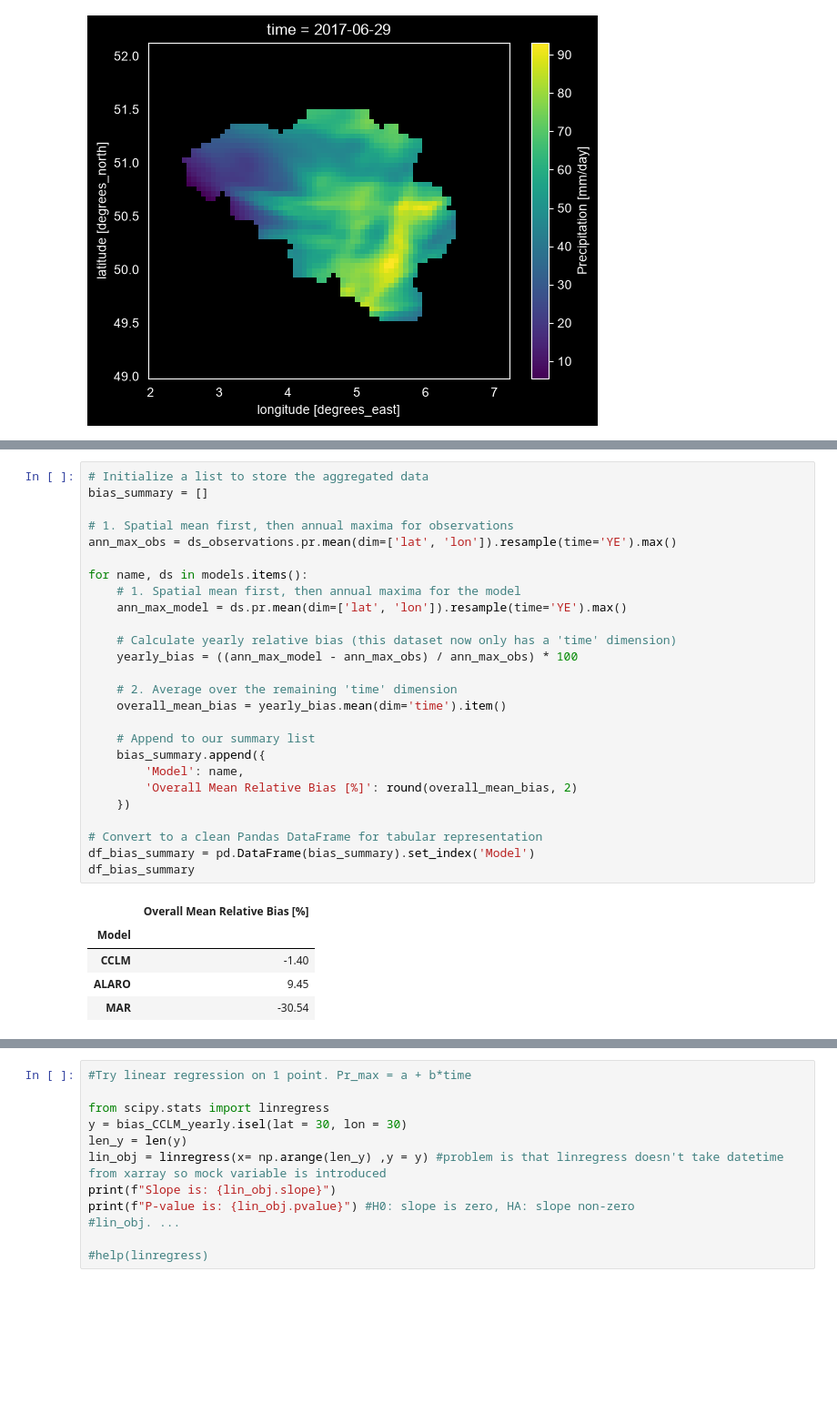
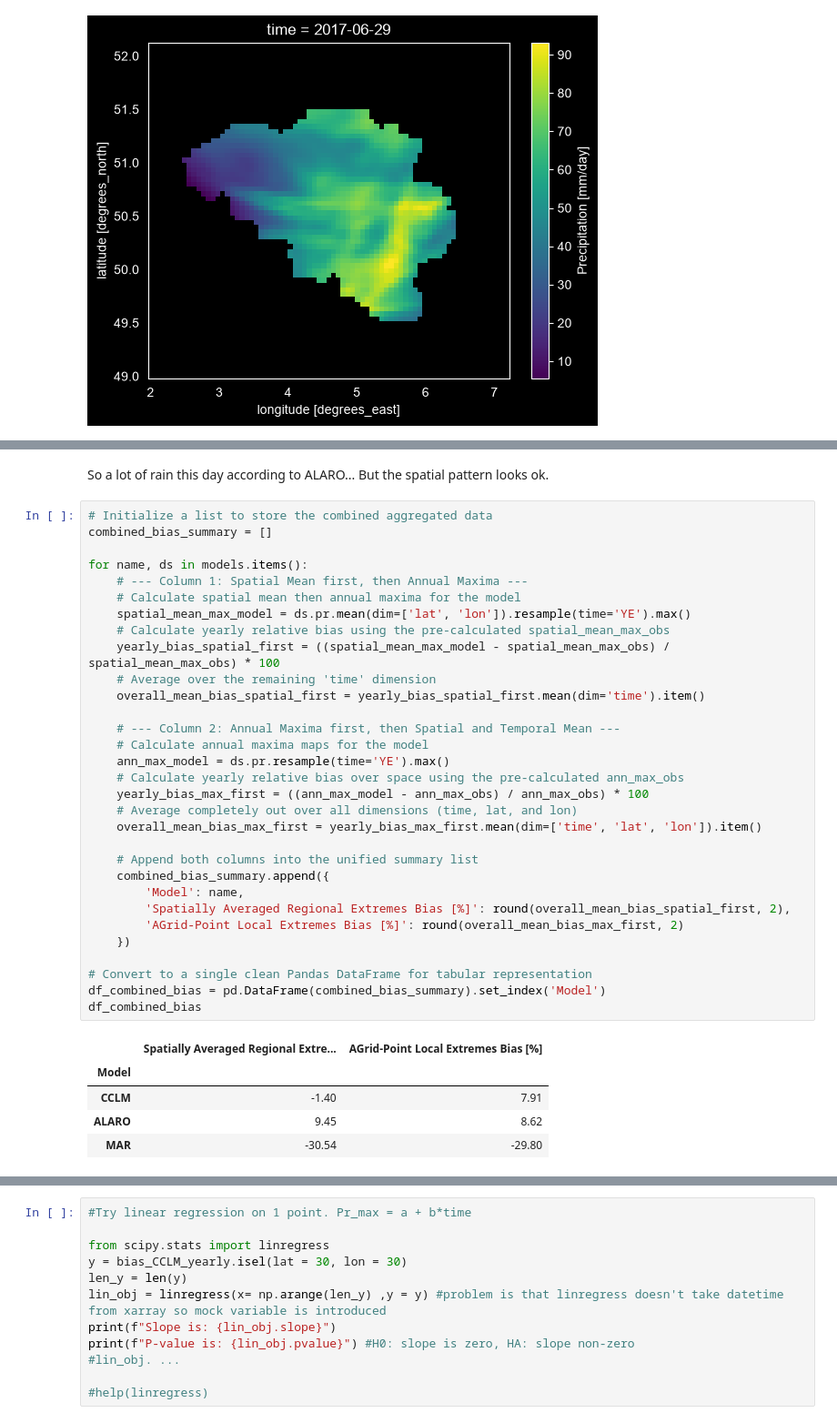
Before and after one commit to msleypen/RMI, a Jupyter notebook: main.ipynb, the cells around one changed output, grey strips where cells are left out. Shown at 91% size. Saved outputs shown, nothing was run; the diff lists cells and outputs as text; blank space fills up the shorter version.

Commit message:
Clean up part 1 of extreme rainfall analysis

```diff
--- a/main.ipynb
+++ b/main.ipynb
@@ -691,33 +632,40 @@ df_bias_summary
-# %%
-# Initialize a list to store the aggregated data
-bias_summary = []
-
-# 1. Spatial mean first, then annual maxima for observations
-ann_max_obs = ds_observations.pr.mean(dim=['lat', 'lon']).resample(time='YE').max()
-
-for name, ds in models.items():
-    # 1. Spatial mean first, then annual maxima for the model
-    ann_max_model = ds.pr.mean(dim=['lat', 'lon']).resample(time='YE').max()
-
-    # Calculate yearly relative bias (this dataset now only has a 'time' dimension)
-    yearly_bias = ((ann_max_model - ann_max_obs) / ann_max_obs) * 100
-
-    # 2. Average over the remaining 'time' dimension
-    overall_mean_bias = yearly_bias.mean(dim='time').item()
-
-    # Append to our summary list
-    bias_summary.append({
-        'Model': name,
-        'Overall Mean Relative Bias [%]': round(overall_mean_bias, 2)
-    })
-
-# Convert to a clean Pandas DataFrame for tabular representation
-df_bias_summary = pd.DataFrame(bias_summary).set_index('Model')
-df_bias_summary
-# %% [output]
-|  | Overall Mean Relative Bias [%] |
-| Model |  |
-| CCLM | -1.40 |
-| ALARO | 9.45 |
-| MAR | -30.54 |
+# %% [markdown]
+So a lot of rain this day according to ALARO... But the spatial pattern looks ok.
+# %%
+# Initialize a list to store the combined aggregated data
+combined_bias_summary = []
+
+for name, ds in models.items():
+    # --- Column 1: Spatial Mean first, then Annual Maxima ---
+    # Calculate spatial mean then annual maxima for the model
+    spatial_mean_max_model = ds.pr.mean(dim=['lat', 'lon']).resample(time='YE').max()
+    # Calculate yearly relative bias using the pre-calculated spatial_mean_max_obs
+    yearly_bias_spatial_first = ((spatial_mean_max_model - spatial_mean_max_obs) / spatial_mean_max_obs) * 100
+    # Average over the remaining 'time' dimension
+    overall_mean_bias_spatial_first = yearly_bias_spatial_first.mean(dim='time').item()
+
+    # --- Column 2: Annual Maxima first, then Spatial and Temporal Mean ---
+    # Calculate annual maxima maps for the model
+    ann_max_model = ds.pr.resample(time='YE').max()
+    # Calculate yearly relative bias over space using the pre-calculated ann_max_obs
+    yearly_bias_max_first = ((ann_max_model - ann_max_obs) / ann_max_obs) * 100
+    # Average completely out over all dimensions (time, lat, and lon)
+    overall_mean_bias_max_first = yearly_bias_max_first.mean(dim=['time', 'lat', 'lon']).item()
+
+    # Append both columns into the unified summary list
+    combined_bias_summary.append({
+        'Model': name,
+        'Spatially Averaged Regional Extremes Bias [%]': round(overall_mean_bias_spatial_first, 2),
+        'AGrid-Point Local Extremes Bias [%]': round(overall_mean_bias_max_first, 2)
+    })
+
+# Convert to a single clean Pandas DataFrame for tabular representation
+df_combined_bias = pd.DataFrame(combined_bias_summary).set_index('Model')
+df_combined_bias
+# %% [output]
+|  | Spatially Averaged Regional Extre... | AGrid-Point Local Extremes Bias [%] |
+| Model |  |  |
+| CCLM | -1.40 | 7.91 |
+| ALARO | 9.45 | 8.62 |
+| MAR | -30.54 | -29.80 |
 # %% [markdown]
```
Also changed, not shown: parts of 19 cells of this notebook.
